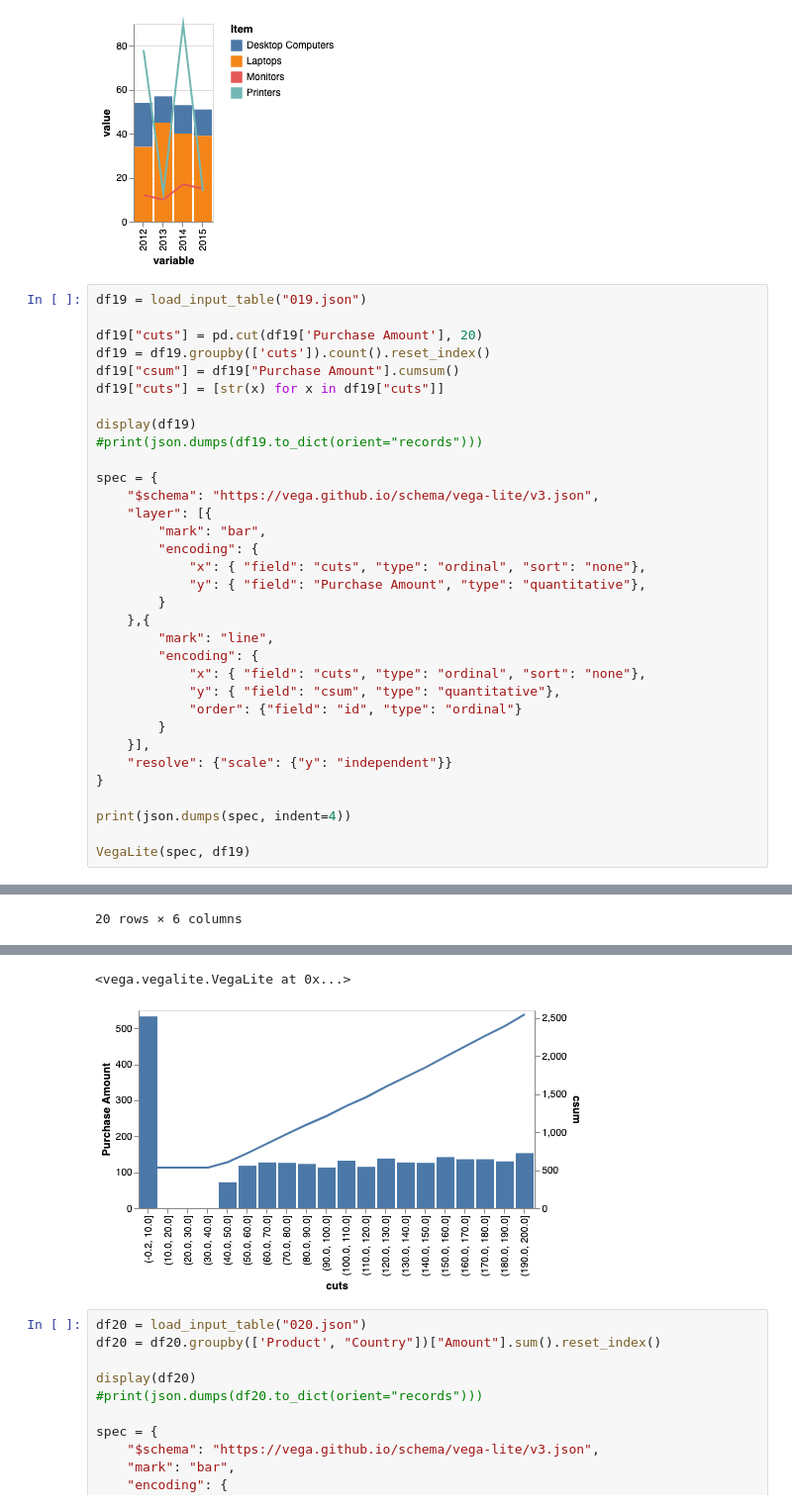
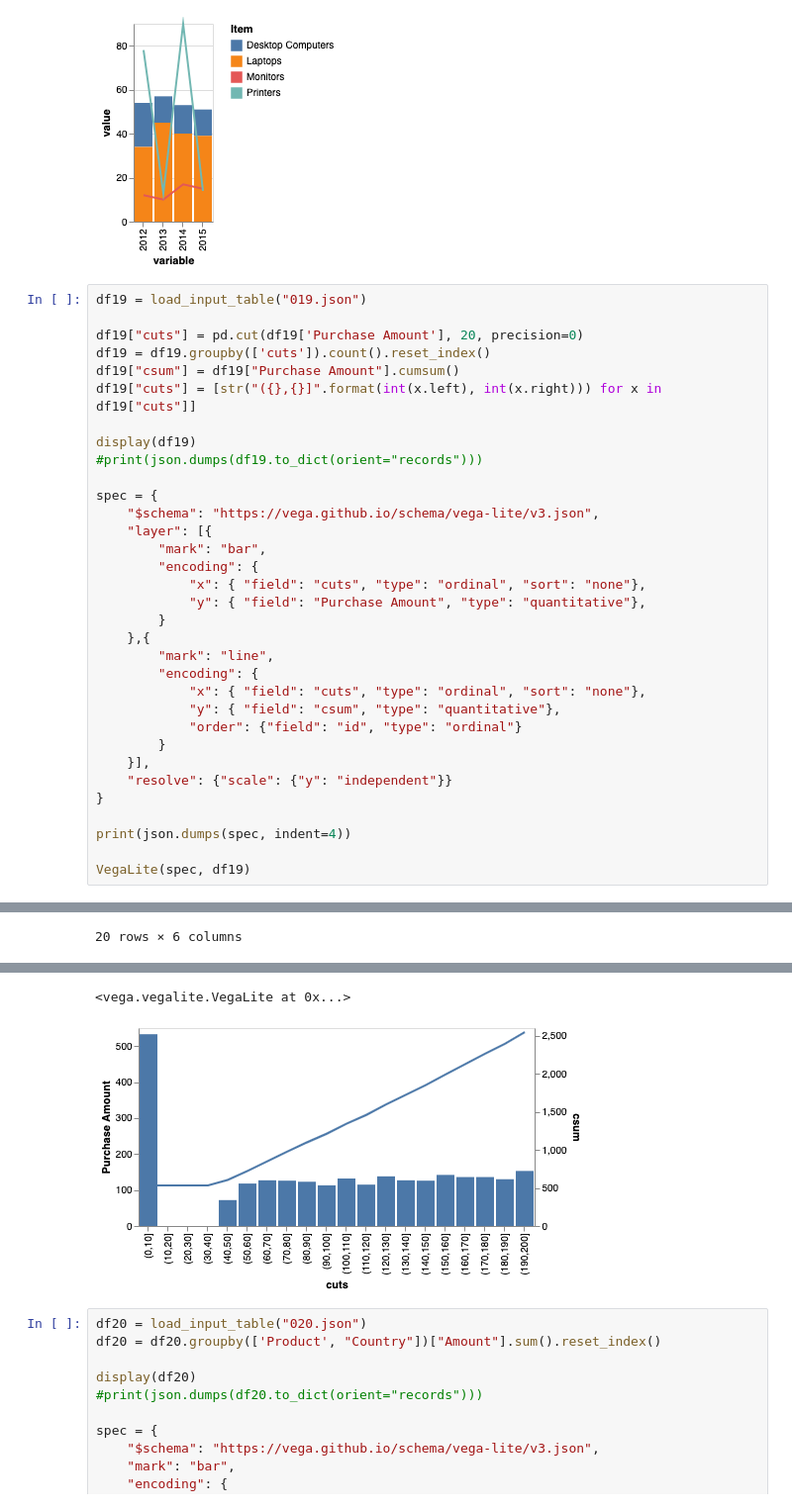
Before and after one commit to Mestway/falx, a Jupyter notebook: falx/data_prep.ipynb, the cells around one changed output, grey strips where cells are left out. Shown at 99% size. Saved outputs shown, nothing was run; the diff lists cells and outputs as text.

```diff
--- a/falx/data_prep.ipynb
+++ b/falx/data_prep.ipynb
@@ -946,10 +946,10 @@ VegaLite(spec, df18)
 # %%
 df19 = load_input_table("019.json")
 
-df19["cuts"] = pd.cut(df19['Purchase Amount'], 20)
+df19["cuts"] = pd.cut(df19['Purchase Amount'], 20, precision=0)
 df19 = df19.groupby(['cuts']).count().reset_index()
 df19["csum"] = df19["Purchase Amount"].cumsum()
-df19["cuts"] = [str(x) for x in df19["cuts"]]
+df19["cuts"] = [str("({},{}]".format(int(x.left), int(x.right))) for x in df19["cuts"]]
 
 display(df19)
 #print(json.dumps(df19.to_dict(orient="records")))
@@ -992,23 +992,23 @@ VegaLite(spec, df19)
 20 rows × 6 columns
 {
     "$schema": "https://vega.github.io/schema/vega-lite/v3.json",
     "layer": [
         {
             "mark": "bar",
             "encoding": {
                 "x": {
                     "field": "cuts",
                     "type": "ordinal",
                     "sort": "none"
                 },
                 "y": {
 ... (26 lines left out)
             "y": "independent"
         }
     }
 }
 <vega.vegalite.VegaLite at 0x...>
-[figure, old version]
+[figure, new version]
 # %%
 df20 = load_input_table("020.json")
 df20 = df20.groupby(['Product', "Country"])["Amount"].sum().reset_index()
```
Also changed, not shown: parts of 3 cells of this notebook, 3 other files.
